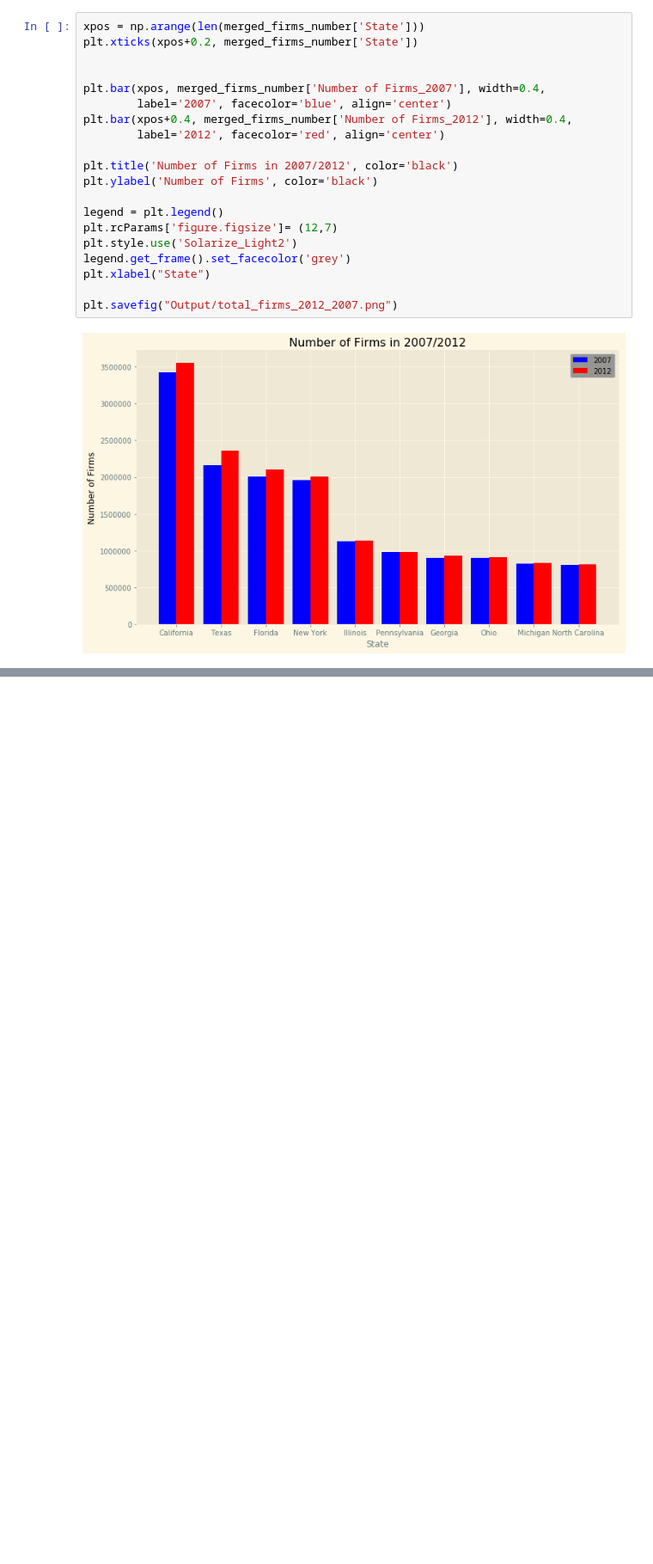
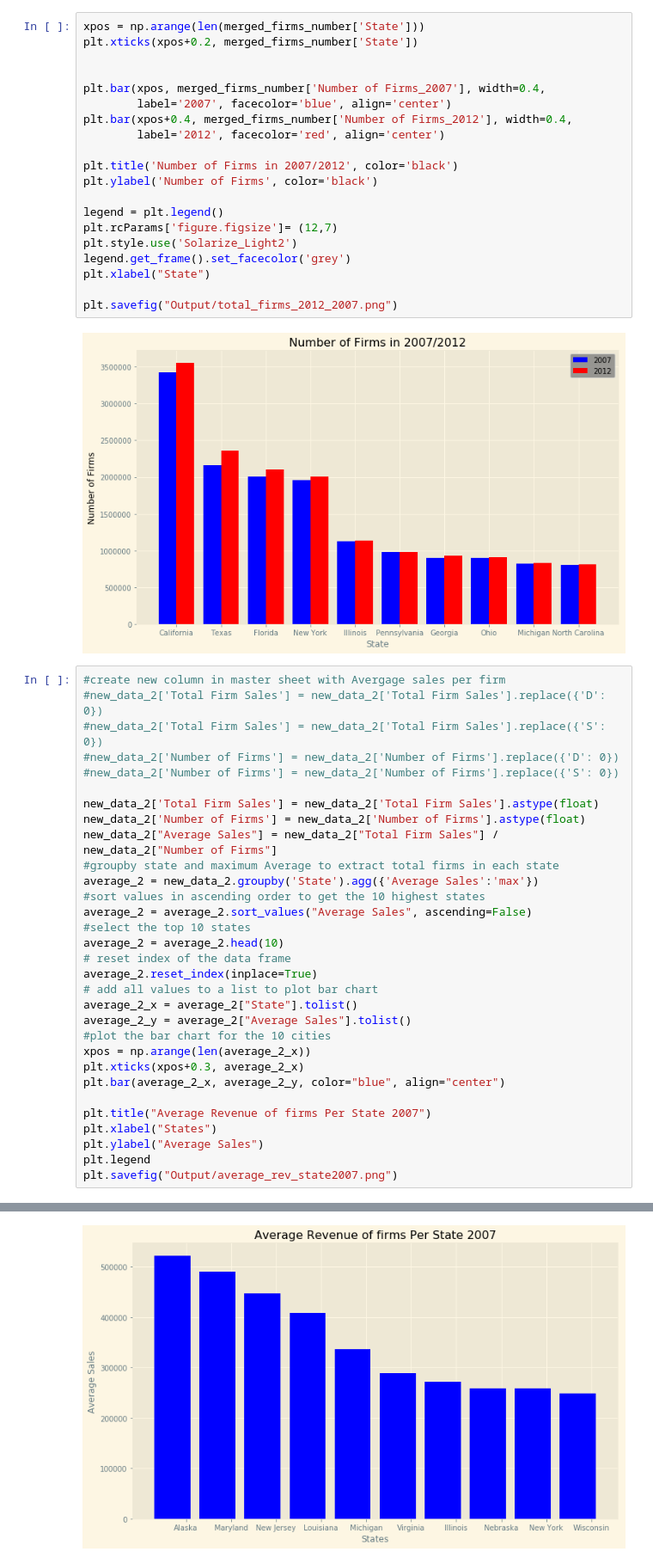
Before and after one commit to tafolabi/Project_Alpha, a Jupyter notebook: Project_Alpha.ipynb, the cells around one changed output, grey strips where cells are left out. Shown at 86% size. Cells and saved outputs as stored; diff of their text form; blank space fills up the shorter version.

Commit message:
average

```diff
--- a/Project_Alpha.ipynb
+++ b/Project_Alpha.ipynb
@@ -381,3 +382,35 @@ plt.xlabel("State")
 plt.savefig("Output/total_firms_2012_2007.png")
 # %% [output]
 [figure]
+# %%
+#create new column in master sheet with Avergage sales per firm
+#new_data_2['Total Firm Sales'] = new_data_2['Total Firm Sales'].replace({'D': 0})
+#new_data_2['Total Firm Sales'] = new_data_2['Total Firm Sales'].replace({'S': 0})
+#new_data_2['Number of Firms'] = new_data_2['Number of Firms'].replace({'D': 0})
+#new_data_2['Number of Firms'] = new_data_2['Number of Firms'].replace({'S': 0})
+
+new_data_2['Total Firm Sales'] = new_data_2['Total Firm Sales'].astype(float)
+new_data_2['Number of Firms'] = new_data_2['Number of Firms'].astype(float)
+new_data_2["Average Sales"] = new_data_2["Total Firm Sales"] / new_data_2["Number of Firms"]
+#groupby state and maximum Average to extract total firms in each state
+average_2 = new_data_2.groupby('State').agg({'Average Sales':'max'})
+#sort values in ascending order to get the 10 highest states
+average_2 = average_2.sort_values("Average Sales", ascending=False)
+#select the top 10 states
+average_2 = average_2.head(10)
+# reset index of the data frame
+average_2.reset_index(inplace=True)
+# add all values to a list to plot bar chart
+average_2_x = average_2["State"].tolist()
+average_2_y = average_2["Average Sales"].tolist()
+#plot the bar chart for the 10 cities
+xpos = np.arange(len(average_2_x))
+plt.xticks(xpos+0.3, average_2_x)
+plt.bar(average_2_x, average_2_y, color="blue", align="center")
+
+plt.title("Average Revenue of firms Per State 2007")
+plt.xlabel("States")
+plt.ylabel("Average Sales")
+plt.legend
+plt.savefig("Output/average_rev_state2007.png")
+# %% [output]
@@ -383,0 +432 @@ plt.savefig("Output/total_firms_2012_2007.png")
+[figure, added]
```
Also changed, not shown: parts of 2 cells of this notebook, 1 other file.
